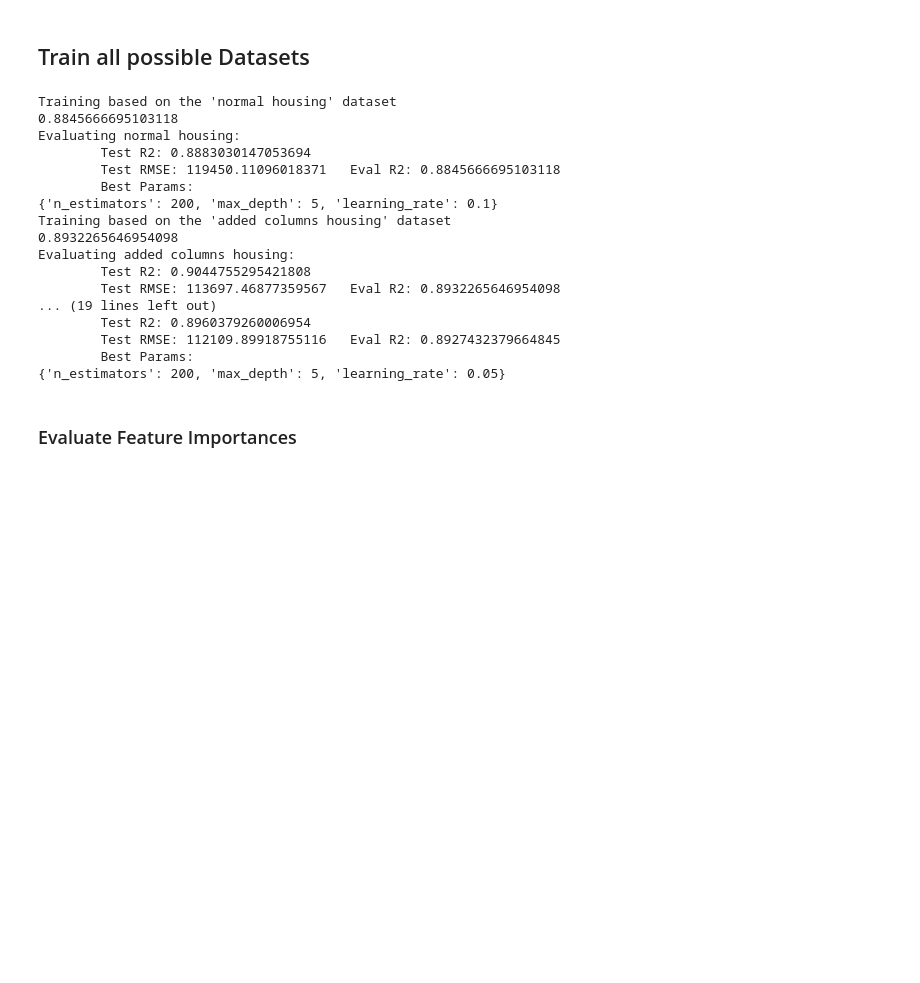
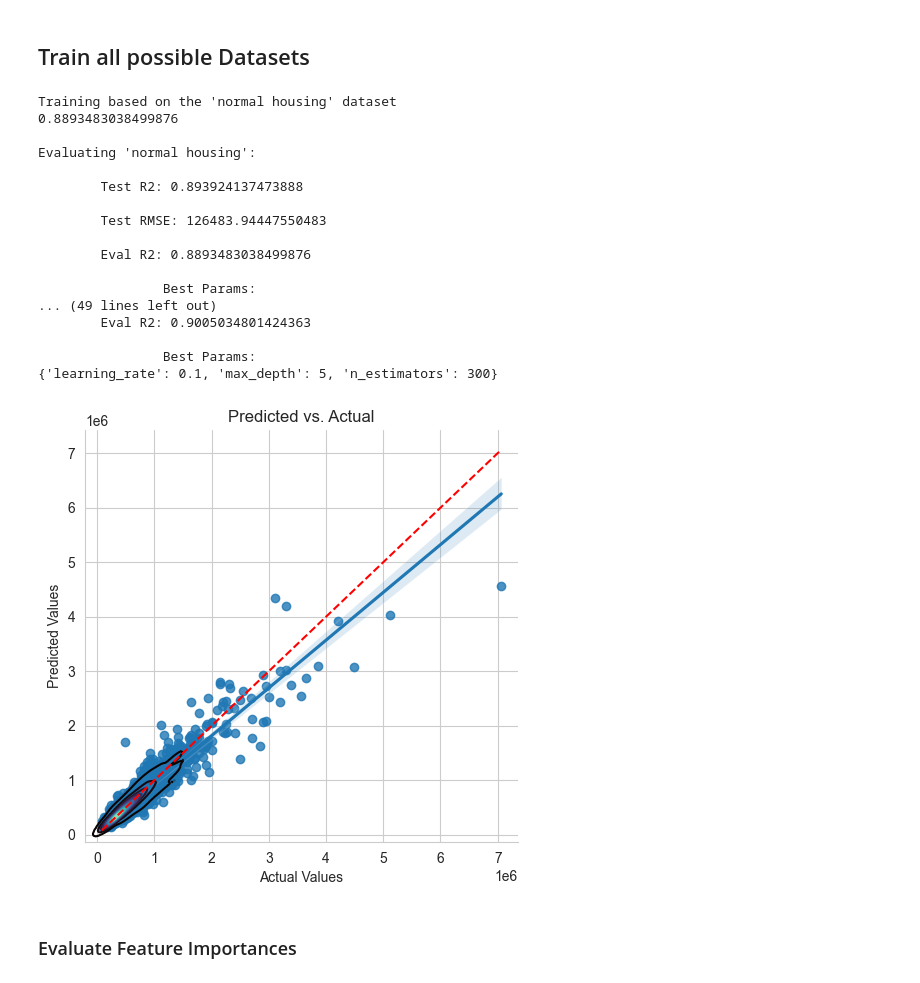
Before and after one commit to jjossie/jberds-housing, a Jupyter notebook: housing.ipynb, the cells around one changed output. Drawn from its saved outputs; the diff is of its cells as text; code cells hidden in the pictures; blank space fills up the shorter version.

```diff
--- a/housing.ipynb
+++ b/housing.ipynb
@@ -570,27 +260,34 @@ def report():
 # %% [markdown]
 ## Train all possible Datasets
 # %%
-from sklearn.model_selection import RandomizedSearchCV, train_test_split
+from sklearn.model_selection import RandomizedSearchCV, GridSearchCV, train_test_split
 from xgboost import XGBRegressor
 
 param_grid = {
-    'learning_rate': [0.01, 0.05, 0.1],
+    'learning_rate': [0.05, 0.1],
     'n_estimators': [200, 300],
     'max_depth': [3, 5, 7]
 }
 
-columns_to_drop = ['price', 'date', 'id']
+columns_to_drop = ['price', 'date', 'id',
+                   ]
 
 for name, dataframe in dataframes.items():
+# name = "irs normalized housing"
+# dataframe = normalized_irs_housing
     print(f"Training based on the '{name}' dataset")
+
+    # Filter The Bourgeoisie ?
+
 
     # Define X/y
     y = dataframe.price
     X = dataframe.drop(columns_to_drop, axis=1)
 
     # Split into Train/Eval/Test datasets
-    X_train_validate, X_test, y_train_validate, y_test = train_test_split(X, y, test_size=0.2, random_state=42)
-    X_train, X_validate, y_train, y_validate = train_test_split(X_train_validate, y_train_validate, test_size=0.2, random_state=42)
+    X_train, X_test, y_train, y_test = train_test_split(X, y, test_size=0.2, random_state=42)
+    # X_train, X_validate, y_train, y_validate = train_test_split(X_train_validate, y_train_validate, test_size=0.2,
+    #                                                             random_state=42)
     # X_train, y_train, X_validate, y_validate = train_test_split(X_train, y_train, test_size=0.2)
     # X_train, y_train, X_test, y_test = train_test_split(X, y, test_size=0.2)
 
@@ -609,22 +306,48 @@ for name, dataframe in dataframes.items():
     evaluate(name, random_search, y_test, y_pred)
 # %% [output]
 Training based on the 'normal housing' dataset
-0.8845666695103118
-Evaluating normal housing:
-        Test R2: 0.8883030147053694
-        Test RMSE: 119450.11096018371   Eval R2: 0.8845666695103118
-        Best Params:
-{'n_estimators': 200, 'max_depth': 5, 'learning_rate': 0.1}
-Training based on the 'added columns housing' dataset
-0.8932265646954098
-Evaluating added columns housing:
-        Test R2: 0.9044755295421808
-        Test RMSE: 113697.46877359567   Eval R2: 0.8932265646954098
-... (19 lines left out)
-        Test R2: 0.8960379260006954
-        Test RMSE: 112109.89918755116   Eval R2: 0.8927432379664845
-        Best Params:
-{'n_estimators': 200, 'max_depth': 5, 'learning_rate': 0.05}
+0.8893483038499876
+
+Evaluating 'normal housing':
+
+        Test R2: 0.893924137473888
+
+        Test RMSE: 126483.94447550483
+
+        Eval R2: 0.8893483038499876
+
+                Best Params:
+... (49 lines left out)
+        Eval R2: 0.9005034801424363
+
+                Best Params:
+{'learning_rate': 0.1, 'max_depth': 5, 'n_estimators': 300}
+# %%
+# Brian's thing
+
+from matplotlib import pyplot as plt
+
+subset = X_test
+subset['Predicted Values'] = y_pred
+subset['Actual Values'] = y_test
+
+ax = sns.lmplot(x='Actual Values', y='Predicted Values', data=subset)
+sns.kdeplot(x='Actual Values', y='Predicted Values', data=subset, cmap="mako")
+
+# Add labels and title
+plt.xlabel('Actual Values')
+plt.ylabel('Predicted Values')
+plt.title('Predicted vs. Actual')
+
+# Add a diagonal line for reference
+plt.plot([min(subset['Actual Values']), max(subset['Actual Values'])],
+         [min(subset['Actual Values']), max(subset['Actual Values'])],
+         'r--')
+
+# Display the plot
+plt.show()
+# %% [output]
+[figure, added]
 # %% [markdown]
 ### Evaluate Feature Importances
 # %%
```
Also changed, not shown: parts of 11 cells of this notebook.
